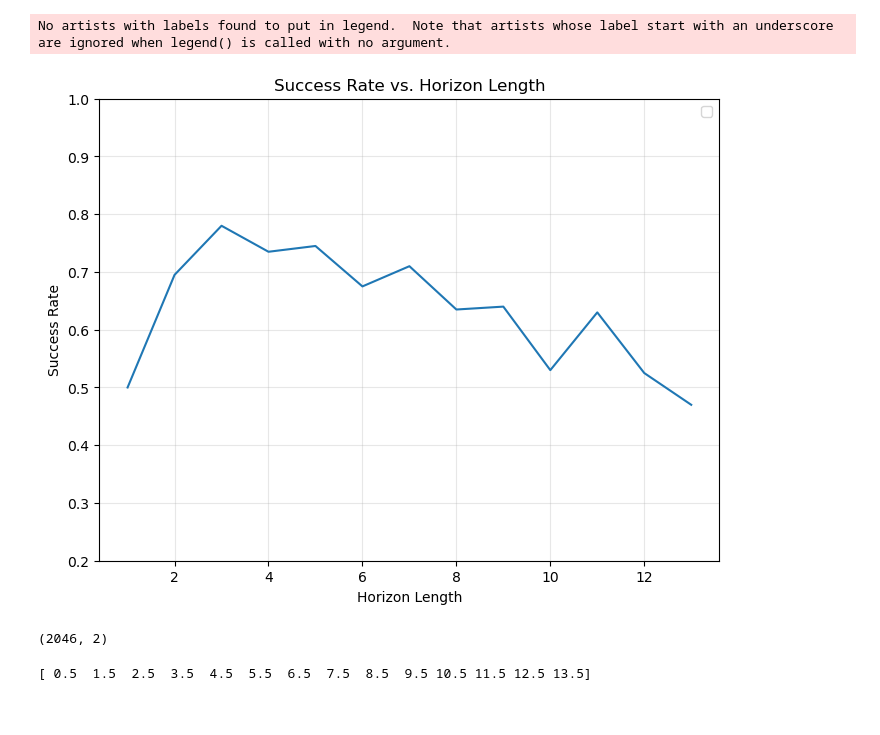
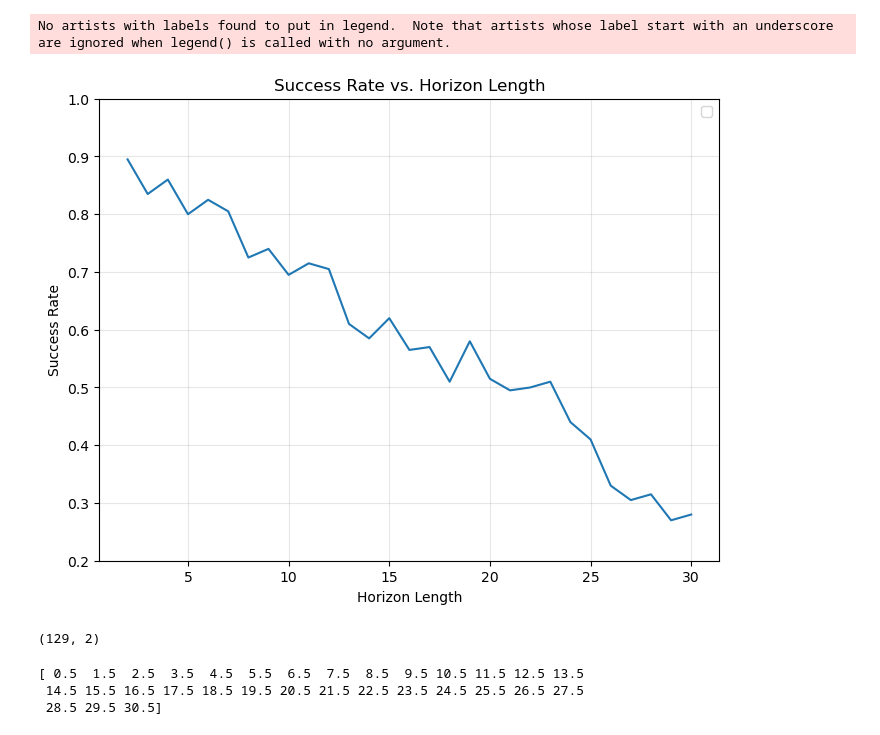
Before and after one commit to SieRaX/diffusion_policy, a Jupyter notebook: notebook/plot_successrate_horizon_on_jumping_disturbance_estimator.ipynb, the cells around one changed output. Saved outputs shown, nothing was run; the diff lists cells and outputs as text; code cells hidden in the pictures.

```diff
--- a/notebook/plot_successrate_horizon_on_jumping_disturbance_estimator.ipynb
+++ b/notebook/plot_successrate_horizon_on_jumping_disturbance_estimator.ipynb
@@ -3,4 +3,12 @@ import os
 import json
 import numpy as np
 from matplotlib import pyplot as plt
+# %%
+uniform_horizon_dir = "../outputs/can_ph_lowdim_reproduction/2025.04.24_18.13.14_train_diffusion_unet_lowdim_can_lowdim_cnn_32/uniform_horizon_jumping_disturbance"
+# %%
+uniform_horizon_success_rate_lst = list()
+for horizon in range(2, 31):
+    py_data = json.load(open(os.path.join(uniform_horizon_dir, f"eval_jumping_disturbance_num_distrub_1_pos_0.03_gripper_dir_near_gripper_0.04_200episodes_horizon_{horizon}", "eval_log.json")))
+    uniform_horizon_success_rate_lst.append([horizon, py_data["test/mean_score"]])
+uniform_horizon_success_rate_lst = np.array(uniform_horizon_success_rate_lst)
 # %%
@@ -35,14 +58,14 @@ print(success_rate_lst)
 # %%
 fig, ax1 = plt.subplots(figsize=(8, 6))
-ax1.plot(np.arange(1, len(success_rate_lst)+1), success_rate_lst)
+ax1.plot(uniform_horizon_success_rate_lst[:, 0], uniform_horizon_success_rate_lst[:, 1])
 ax1.set_ylim(.2, 1)
 ax1.set_xlabel('Horizon Length')
 ax1.set_ylabel('Success Rate')
 ax1.set_title('Success Rate vs. Horizon Length')
 ax1.legend()
 ax1.grid(True, alpha=0.3)
 plt.show()
 # %% [output]
 No artists with labels found to put in legend.  Note that artists whose label start with an underscore are ignored when legend() is called with no argument.
-[figure, old version]
+[figure, new version]
 # %%
@@ -67,10 +90,10 @@ def get_binned_statistics(horizon_times, success, bins):
 
     return np.array(bin_centers), np.array(binned_success_rate), bin_counts
 # %%
-AHC_horizon_dir = "../data/outputs/lift_lowdim_ph_reproduction/horizon_16/2025.03.11/10.57.22_train_diffusion_unet_lowdim_lift_lowdim_transformer_128/eval_AHC_disturbance_by_seed_new_50"
+AHC_horizon_dir = "../outputs/can_ph_lowdim_reproduction/2025.04.24_18.13.14_train_diffusion_unet_lowdim_can_lowdim_cnn_32/eval_AHC_disturbance_by_seed"
 AHC_horizon_success_rate_lst = list()
 for seed in seed_lst:
-    for horizon in range(1, 14):
+    for horizon in range(2, 31):
         py_data = json.load(open(os.path.join(AHC_horizon_dir, f"eval_AHC_seed_{seed}_jumping_disturbance_num_distrub_1_pos_0.03_gripper_dir_near_gripper_0.025", "eval_log.json")))
 
         if py_data[f"test/sim_action_horizon_average_length_{horizon}"] > -1:
@@ -83,12 +106,14 @@ for seed in seed_lst:
 AHC_horizon_success_rate_lst = np.array(AHC_horizon_success_rate_lst)
 print(AHC_horizon_success_rate_lst.shape)
 # %% [output]
-(2046, 2)
+(129, 2)
 # %%
-bins = np.arange(0.5, 14.5, 1)
+bins = np.arange(0.5, 31.5, 1)
 print(bins)
 # %% [output]
-[ 0.5  1.5  2.5  3.5  4.5  5.5  6.5  7.5  8.5  9.5 10.5 11.5 12.5 13.5]
+[ 0.5  1.5  2.5  3.5  4.5  5.5  6.5  7.5  8.5  9.5 10.5 11.5 12.5 13.5
+ 14.5 15.5 16.5 17.5 18.5 19.5 20.5 21.5 22.5 23.5 24.5 25.5 26.5 27.5
+ 28.5 29.5 30.5]
 # %%
 AHC_bin_centers, AHC_binned_success_rate, AHC_bin_counts = get_binned_statistics(AHC_horizon_success_rate_lst[:, 0], AHC_horizon_success_rate_lst[:, 1], bins)
 # %%
```
Also changed, not shown: parts of 7 cells of this notebook, 3 other files.
